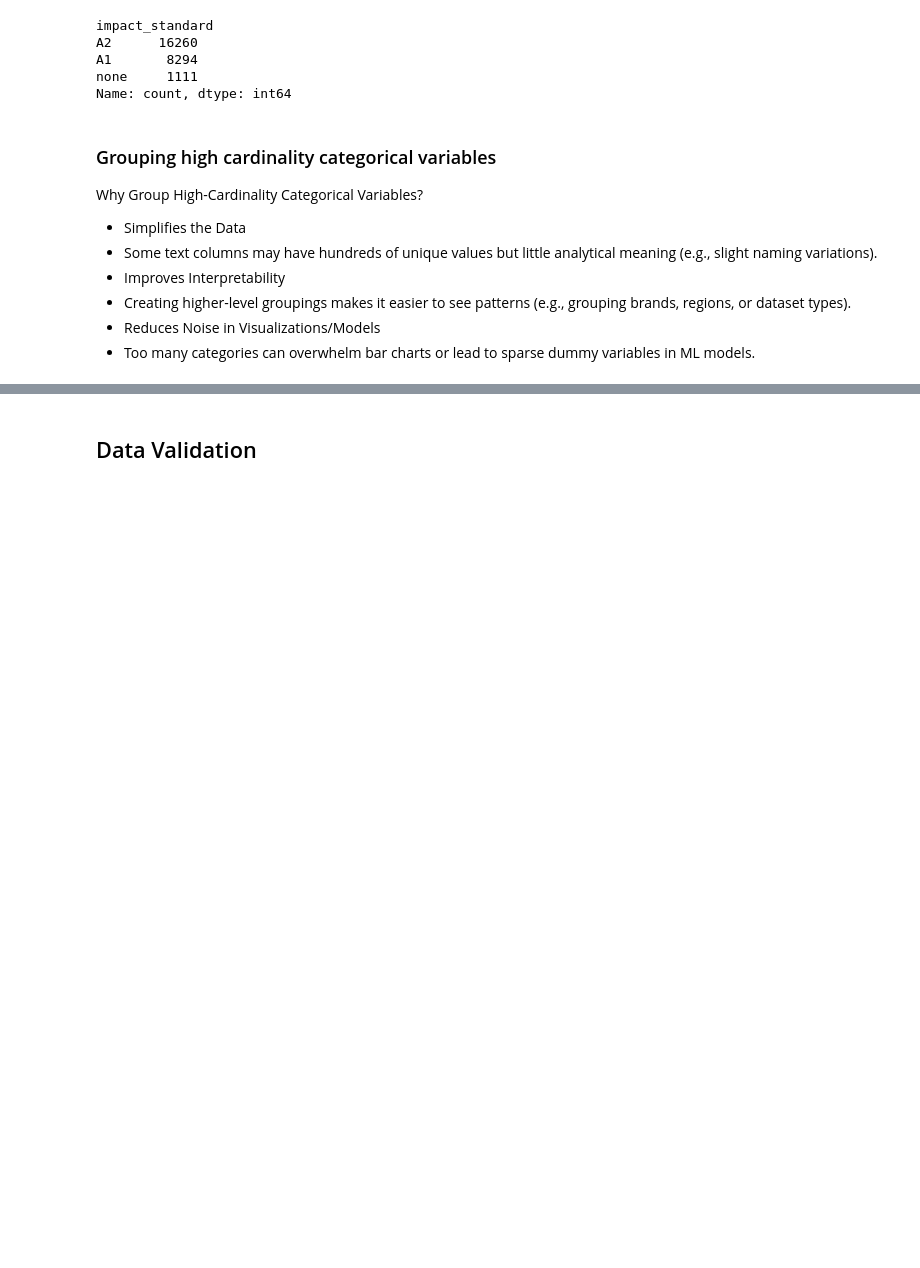
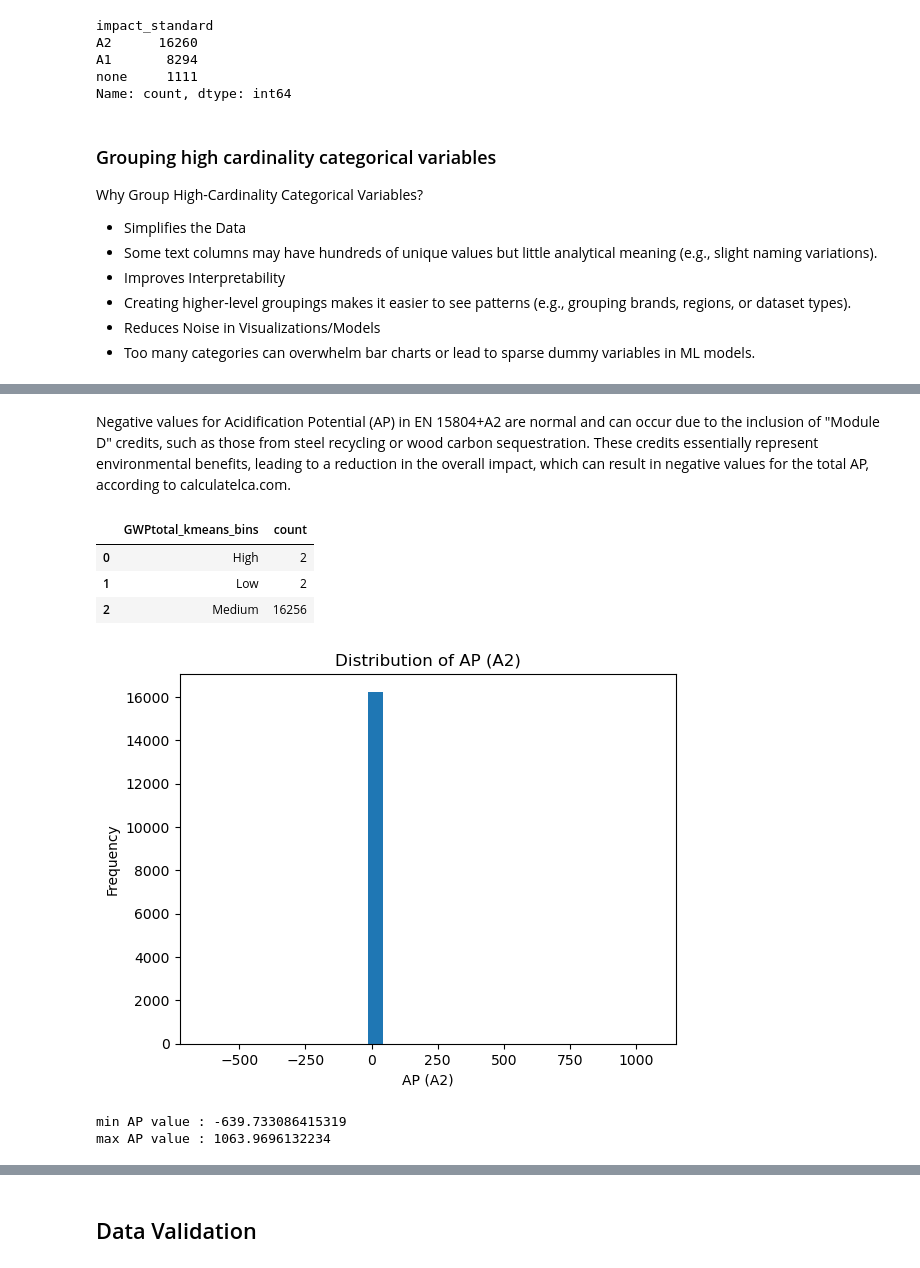
Before and after one commit to n3xtcoder-ai4impact/bbsr-challenge, a Jupyter notebook: bbsr_goal_1/bbsr_goal1.ipynb, the cells around one changed output, grey strips where cells are left out. Drawn from its saved outputs; the diff is of its cells as text; code cells hidden in the pictures; blank space fills up the shorter version.

```diff
--- a/bbsr_goal_1/bbsr_goal1.ipynb
+++ b/bbsr_goal_1/bbsr_goal1.ipynb
@@ -235,7 +234,7 @@ memory usage: 14.9+ MB
 # We'll replace commas with dots and coerce errors to NaN
 
 numeric_cols = [
-    "Referenzjahr", "Gueltig bis", "GWP", "ODP", "POCP", "AP", "EP", "ADPE", "ADPF","PERE", "PERM", "PERT", "PENRE", "PENRM", "PENRT",
+    "Referenzjahr", "Gueltig bis","Bezugsgroesse", "Bezugseinheit ","Rohdichte (kg/m3)","Flaechengewicht (kg/m2)","Schichtdicke (m)", "Umrechungsfaktor auf 1kg","biogener Kohlenstoffgehalt in kg","biogener Kohlenstoffgehalt (Verpackung) in kg","GWP", "ODP", "POCP", "AP", "EP", "ADPE", "ADPF","PERE", "PERM", "PERT", "PENRE", "PENRM", "PENRT",
     "SM", "RSF", "NRSF", "FW", "HWD", "NHWD", "RWD", "CRU", "MFR", "MER", "EEE", "EET",
     "AP (A2)", "GWPtotal (A2)", "GWPbiogenic (A2)", "GWPfossil (A2)", "GWPluluc (A2)",
     "ETPfw (A2)", "PM (A2)", "EPmarine (A2)", "EPfreshwater (A2)", "EPterrestrial (A2)",
@@ -356,0 +418,26 @@ Number of unique values in impact_standard column:  3
+# %%
+# Clustering trial for a random column
+
+clustering_df = cleaned_df.copy()
+
+clustering_df.dropna(subset= "AP (A2)", inplace=True)
+
+# Reshape the column to (-1, 1) for KMeans clustering
+X = clustering_df["AP (A2)"].values.reshape(-1, 1)  # or use cleaned_df[['GWPtotal (A2)']].values
+# data[['GWPtotal (A2)']].values
+
+# Set up and fit k-means with 3 clusters
+kmeans = KMeans(n_clusters=3, random_state=42)
+clustering_df['cluster'] = kmeans.fit_predict(X)
+
+# Determine the order of clusters by their center values (ascending)
+cluster_centers = kmeans.cluster_centers_.flatten()
+# Create a mapping from cluster index to bin label based on sorted cluster centers
+sorted_clusters = np.argsort(cluster_centers)
+cluster_label_mapping = {sorted_clusters[0]: "Low", sorted_clusters[1]: "Medium", sorted_clusters[2]: "High"}
+
+# Map the cluster labels to human-readable bins
+clustering_df['GWPtotal_kmeans_bins'] = clustering_df['cluster'].map(cluster_label_mapping)
+
+print("K-Means Clustering Binning Example:")
+print(clustering_df[['GWPtotal (A2)', 'cluster', 'GWPtotal_kmeans_bins']].head())
@@ -356,0 +452,25 @@ Number of unique values in impact_standard column:  3
+# %% [markdown]
+Negative values for Acidification Potential (AP) in EN 15804+A2 are normal and can occur due to the inclusion of "Module D" credits, such as those from steel recycling or wood carbon sequestration. These credits essentially represent environmental benefits, leading to a reduction in the overall impact, which can result in negative values for the total AP, according to calculatelca.com.
+# %%
+clustering_df.groupby("GWPtotal_kmeans_bins").size().reset_index(name="count")
+# %% [output]
+|  | GWPtotal_kmeans_bins | count |
+| 0 | High | 2 |
+| 1 | Low | 2 |
+| 2 | Medium | 16256 |
+# %%
+import matplotlib.pyplot as plt
+
+plt.hist(clustering_df["AP (A2)"], bins=30)
+plt.xlabel("AP (A2)")
+plt.ylabel("Frequency")
+plt.title("Distribution of AP (A2)")
+plt.show()
+# %% [output]
+[figure, added]
+# %%
+print("min AP value :",clustering_df["AP (A2)"].min())
+print("max AP value :",clustering_df["AP (A2)"].max())
+# %% [output]
+min AP value : -639.733086415319
+max AP value : 1063.9696132234
```
Also changed, not shown: parts of 12 cells of this notebook.
